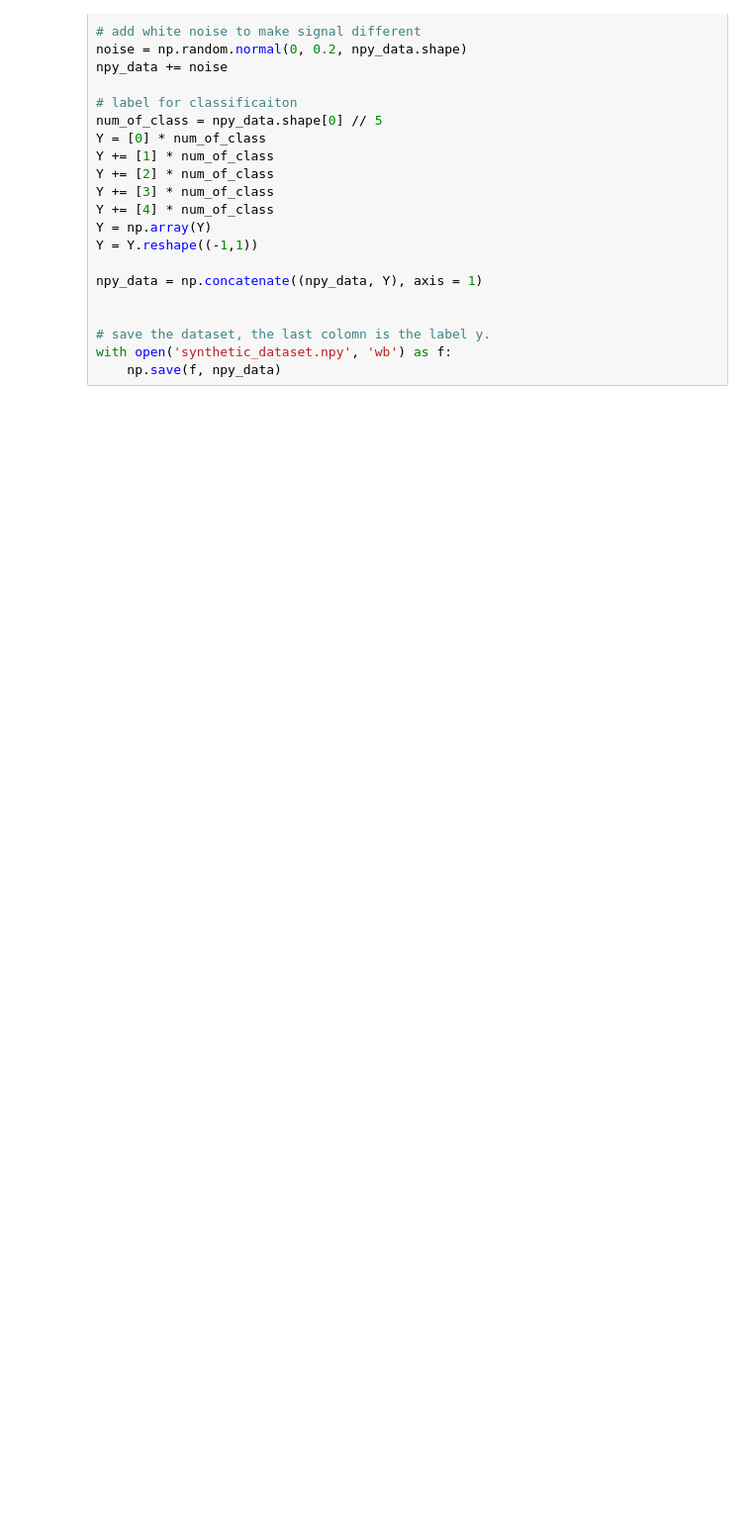
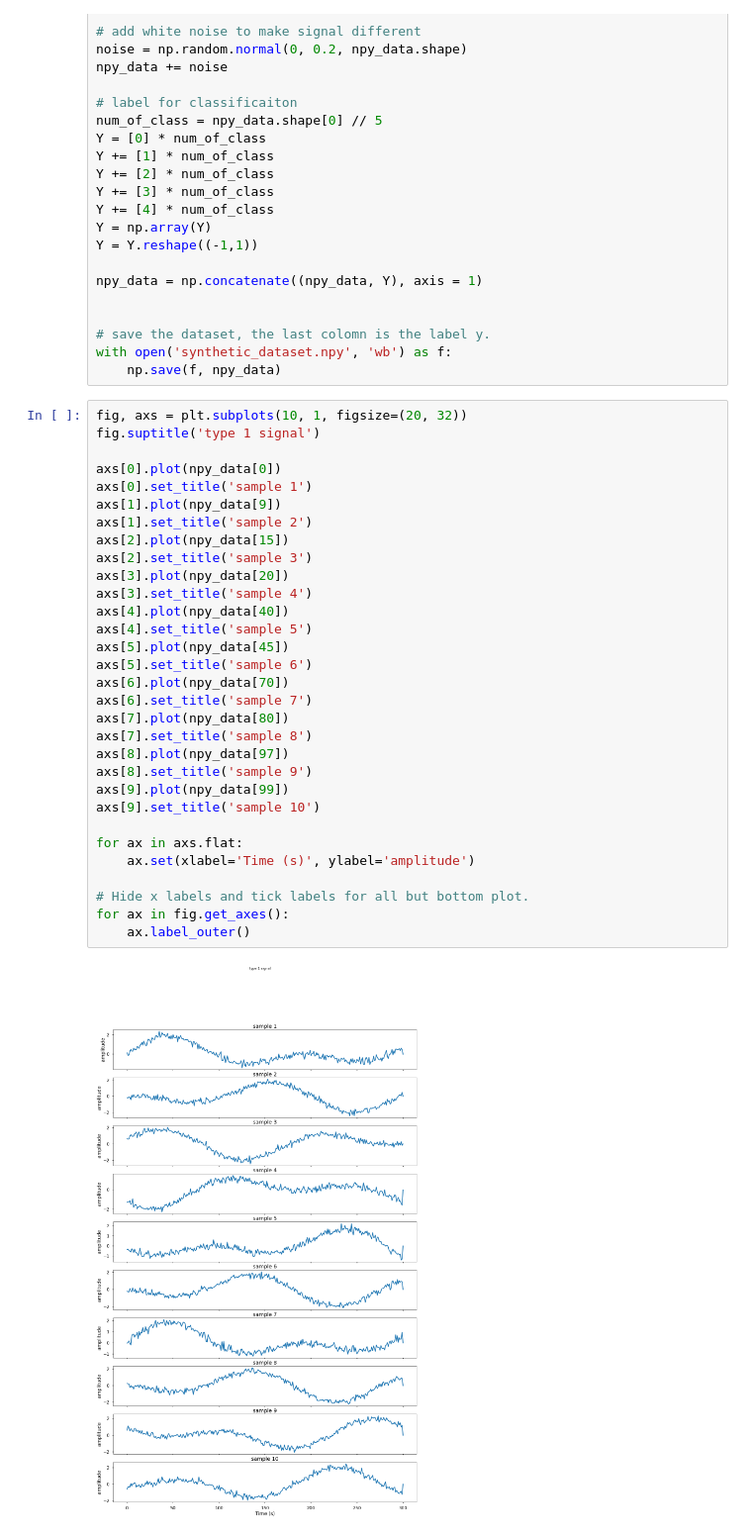
Before and after one commit to aaronli-uga/XAI_synthetic, a Jupyter notebook: synthetic_sinewave.ipynb, the cells around one changed output. Shown at 99% size. Drawn from its saved outputs; the diff is of its cells as text; blank space fills up the shorter version.

```diff
--- a/synthetic_sinewave.ipynb
+++ b/synthetic_sinewave.ipynb
@@ -165,3 +165,36 @@ npy_data = np.concatenate((npy_data, Y), axis = 1)
 # save the dataset, the last colomn is the label y.
 with open('synthetic_dataset.npy', 'wb') as f:
     np.save(f, npy_data)
+# %%
+fig, axs = plt.subplots(10, 1, figsize=(20, 32))
+fig.suptitle('type 1 signal')
+
+axs[0].plot(npy_data[0])
+axs[0].set_title('sample 1')
+axs[1].plot(npy_data[9])
+axs[1].set_title('sample 2')
+axs[2].plot(npy_data[15])
+axs[2].set_title('sample 3')
+axs[3].plot(npy_data[20])
+axs[3].set_title('sample 4')
+axs[4].plot(npy_data[40])
+axs[4].set_title('sample 5')
+axs[5].plot(npy_data[45])
+axs[5].set_title('sample 6')
+axs[6].plot(npy_data[70])
+axs[6].set_title('sample 7')
+axs[7].plot(npy_data[80])
+axs[7].set_title('sample 8')
+axs[8].plot(npy_data[97])
+axs[8].set_title('sample 9')
+axs[9].plot(npy_data[99])
+axs[9].set_title('sample 10')
+
+for ax in axs.flat:
+    ax.set(xlabel='Time (s)', ylabel='amplitude')
+
+# Hide x labels and tick labels for all but bottom plot.
+for ax in fig.get_axes():
+    ax.label_outer()
+# %% [output]
+[figure, added]
```
Also changed, not shown: parts of 1 cell of this notebook, 1 other file.
